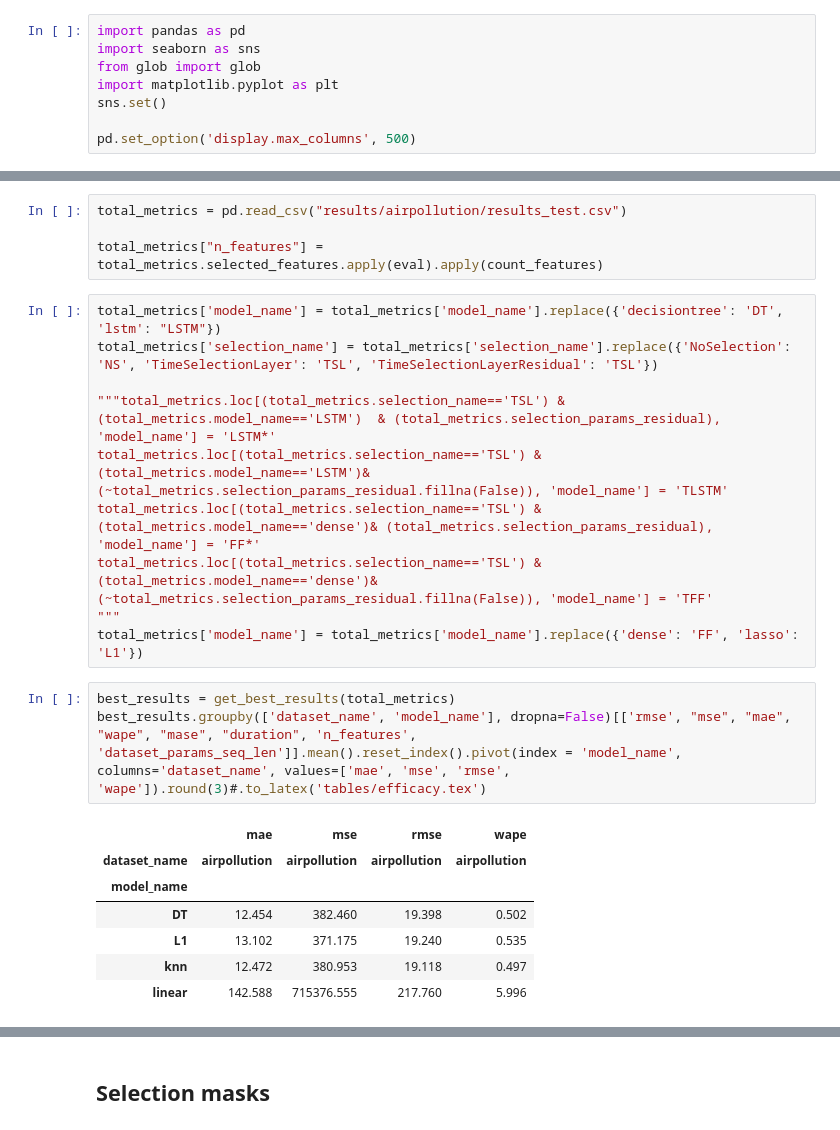
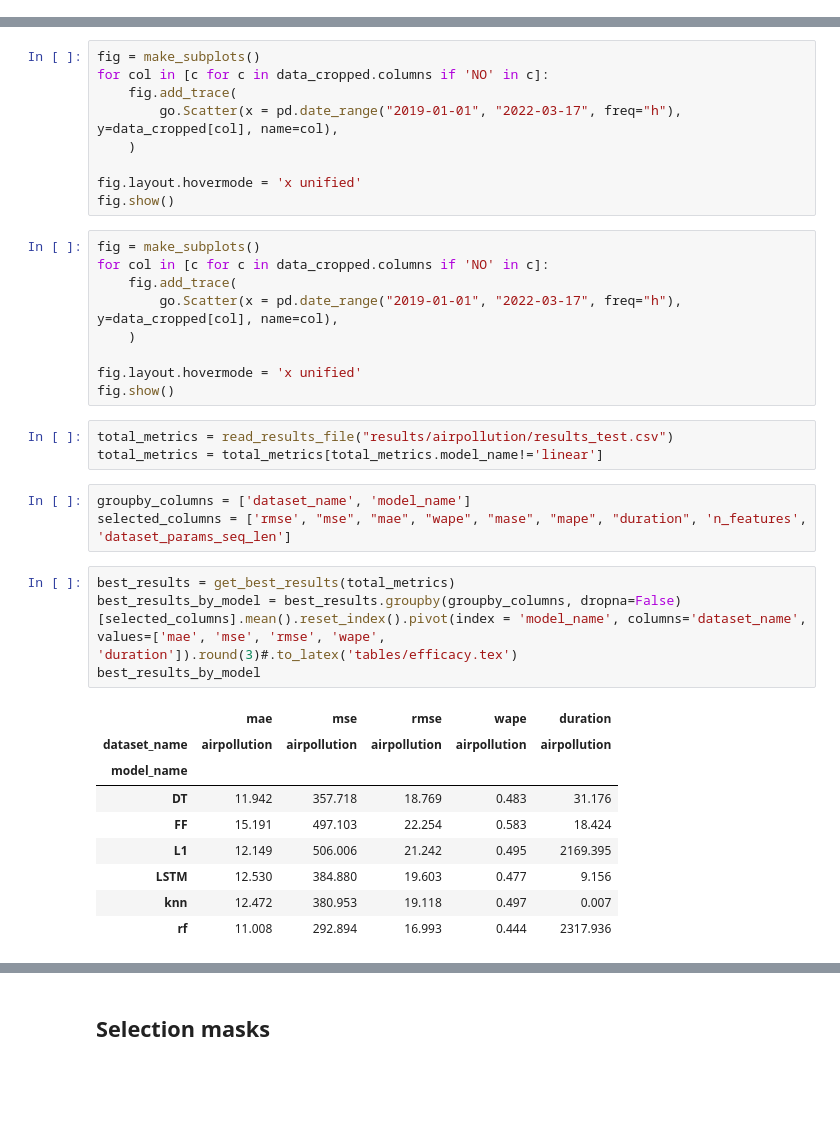
Before and after one commit to manjimnav/ResSelNetAirPollution, a Jupyter notebook: analysis.ipynb, the cells around one changed output, grey strips where cells are left out. Cells and saved outputs as stored; diff of their text form; blank space fills up the shorter version.

```diff
--- a/analysis.ipynb
+++ b/analysis.ipynb
@@ -1,8 +0,0 @@
-# %%
-import pandas as pd
-import seaborn as sns
-from glob import glob
-import matplotlib.pyplot as plt
-sns.set()
-
-pd.set_option('display.max_columns', 500)
@@ -35,25 +13,38 @@ def count_features(feats):
+# %%
+fig = make_subplots()
+for col in [c for c in data_cropped.columns if 'NO' in c]:
+    fig.add_trace(
+        go.Scatter(x = pd.date_range("2019-01-01", "2022-03-17", freq="h"), y=data_cropped[col], name=col),
+    )
+
+fig.layout.hovermode = 'x unified'
+fig.show()
+# %%
+fig = make_subplots()
+for col in [c for c in data_cropped.columns if 'NO' in c]:
+    fig.add_trace(
+        go.Scatter(x = pd.date_range("2019-01-01", "2022-03-17", freq="h"), y=data_cropped[col], name=col),
+    )
+
+fig.layout.hovermode = 'x unified'
+fig.show()
 # %%
-total_metrics = pd.read_csv("results/airpollution/results_test.csv")
-
-total_metrics["n_features"] = total_metrics.selected_features.apply(eval).apply(count_features)
+total_metrics = read_results_file("results/airpollution/results_test.csv")
+total_metrics = total_metrics[total_metrics.model_name!='linear']
-# %%
-total_metrics['model_name'] = total_metrics['model_name'].replace({'decisiontree': 'DT', 'lstm': "LSTM"})
-total_metrics['selection_name'] = total_metrics['selection_name'].replace({'NoSelection': 'NS', 'TimeSelectionLayer': 'TSL', 'TimeSelectionLayerResidual': 'TSL'})
-
-"""total_metrics.loc[(total_metrics.selection_name=='TSL') & (total_metrics.model_name=='LSTM')  & (total_metrics.selection_params_residual), 'model_name'] = 'LSTM*'
-total_metrics.loc[(total_metrics.selection_name=='TSL') & (total_metrics.model_name=='LSTM')& (~total_metrics.selection_params_residual.fillna(False)), 'model_name'] = 'TLSTM'
-total_metrics.loc[(total_metrics.selection_name=='TSL') & (total_metrics.model_name=='dense')& (total_metrics.selection_params_residual), 'model_name'] = 'FF*'
-total_metrics.loc[(total_metrics.selection_name=='TSL') & (total_metrics.model_name=='dense')& (~total_metrics.selection_params_residual.fillna(False)), 'model_name'] = 'TFF'
-"""
-total_metrics['model_name'] = total_metrics['model_name'].replace({'dense': 'FF', 'lasso': 'L1'})
+# %%
+groupby_columns = ['dataset_name', 'model_name']
+selected_columns = ['rmse', "mse", "mae", "wape", "mase", "mape", "duration", 'n_features', 'dataset_params_seq_len']
 # %%
 best_results = get_best_results(total_metrics)
-best_results.groupby(['dataset_name', 'model_name'], dropna=False)[['rmse', "mse", "mae", "wape", "mase", "duration", 'n_features', 'dataset_params_seq_len']].mean().reset_index().pivot(index = 'model_name', columns='dataset_name', values=['mae', 'mse', 'rmse', 'wape']).round(3)#.to_latex('tables/efficacy.tex')
+best_results_by_model = best_results.groupby(groupby_columns, dropna=False)[selected_columns].mean().reset_index().pivot(index = 'model_name', columns='dataset_name', values=['mae', 'mse', 'rmse', 'wape', 'duration']).round(3)#.to_latex('tables/efficacy.tex')
+best_results_by_model
 # %% [output]
-|  | mae | mse | rmse | wape |
-| dataset_name | airpollution | airpollution | airpollution | airpollution |
-| model_name |  |  |  |  |
-| DT | 12.454 | 382.460 | 19.398 | 0.502 |
-| L1 | 13.102 | 371.175 | 19.240 | 0.535 |
-| knn | 12.472 | 380.953 | 19.118 | 0.497 |
-| linear | 142.588 | 715376.555 | 217.760 | 5.996 |
+|  | mae | mse | rmse | wape | duration |
+| dataset_name | airpollution | airpollution | airpollution | airpollution | airpollution |
+| model_name |  |  |  |  |  |
+| DT | 11.942 | 357.718 | 18.769 | 0.483 | 31.176 |
+| FF | 15.191 | 497.103 | 22.254 | 0.583 | 18.424 |
+| L1 | 12.149 | 506.006 | 21.242 | 0.495 | 2169.395 |
+| LSTM | 12.530 | 384.880 | 19.603 | 0.477 | 9.156 |
+| knn | 12.472 | 380.953 | 19.118 | 0.497 | 0.007 |
+| rf | 11.008 | 292.894 | 16.993 | 0.444 | 2317.936 |
```
Also changed, not shown: parts of 13 cells of this notebook, 13 other files.
